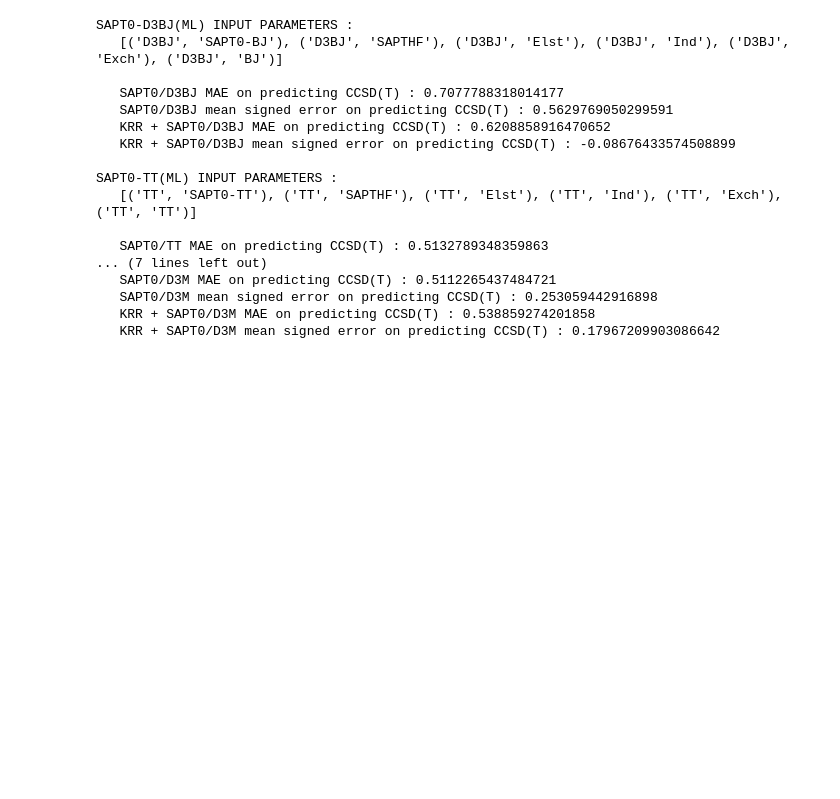
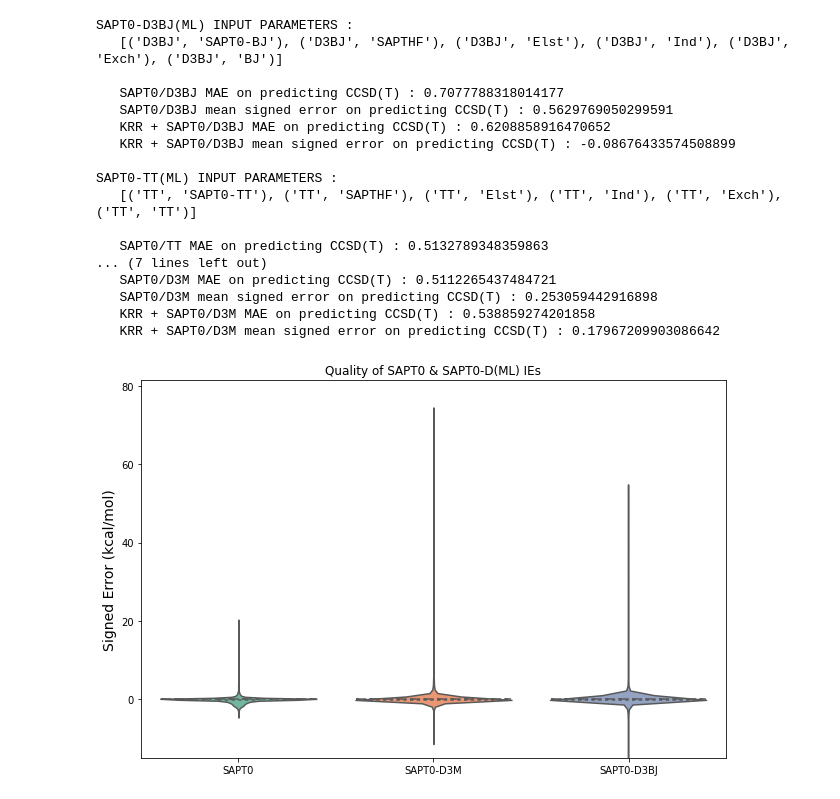
Before and after one commit to GT-IDEaS/Bootcamp2019, a Jupyter notebook: Day05/Sherrill_ML-for-Drug-Binding/quantum-chemistry-in-python.ipynb, the cells around one changed output. Saved outputs shown, nothing was run; the diff lists cells and outputs as text; code cells hidden in the pictures; blank space fills up the shorter version.

Commit message:
Adds dataviz of saptd(ml) after fitting to day05 notebook

```diff
--- a/Day05/Sherrill_ML-for-Drug-Binding/quantum-chemistry-in-python.ipynb
+++ b/Day05/Sherrill_ML-for-Drug-Binding/quantum-chemistry-in-python.ipynb
@@ -464,6 +467,29 @@ SAPT0-TT(ML) INPUT PARAMETERS :
    SAPT0/D3M mean signed error on predicting CCSD(T) : 0.253059442916898
    KRR + SAPT0/D3M MAE on predicting CCSD(T) : 0.538859274201858
    KRR + SAPT0/D3M mean signed error on predicting CCSD(T) : 0.17967209903086642
+# %%
+# ==> Plotting Signed Errors for SAPT0 & SAPT0-D vs. CCSD(T) <==
+
+rawdata=pd.concat([saptd.loc[:,idx['D3M',['SAPT0 Error','Benchmark']]], saptdml.loc[:,idx[:,['SAPT0-D3M(ML) SE', 'SAPT0-D3BJ(ML) SE', 'SAPT0-TT(ML) SE']]]], axis=1)
+
+# Clean data for potentially missing (or too small) benchmarks
+rawdata = rawdata[abs(rawdata.loc[:,idx['D3M','Benchmark']]) >= 1.e-6]
+data=rawdata
+
+se = pd.DataFrame(index=data.index, columns=['SAPT0','SAPT0-D3M','SAPT0-D3BJ'])#,'SAPT0-TT'])
+se['SAPT0'] = data['D3M','SAPT0 Error']
+se['SAPT0-D3M'] = data['D3M','SAPT0-D3M(ML) SE']
+se['SAPT0-D3BJ'] = data['D3BJ','SAPT0-D3BJ(ML) SE']
+
+bounds = [.59, 0.59, 0.4, 0.4]
+insetopts = {'keep': 95,
+             'fliers': False}
+options={
+            'labels': {'y axis': 'Signed Error (kcal/mol)', 'title': f'Quality of SAPT0 & SAPT0-D(ML) IEs'},
+        }
+fancyplt.violin(se, options)
+# %% [output]
+[figure, added]
 # %% [markdown]
 ## Predicting Protein-Ligand Interaction Energies Drectly with Machine Learning
 
```
Also changed, not shown: parts of 1 cell of this notebook, 1 other file.
